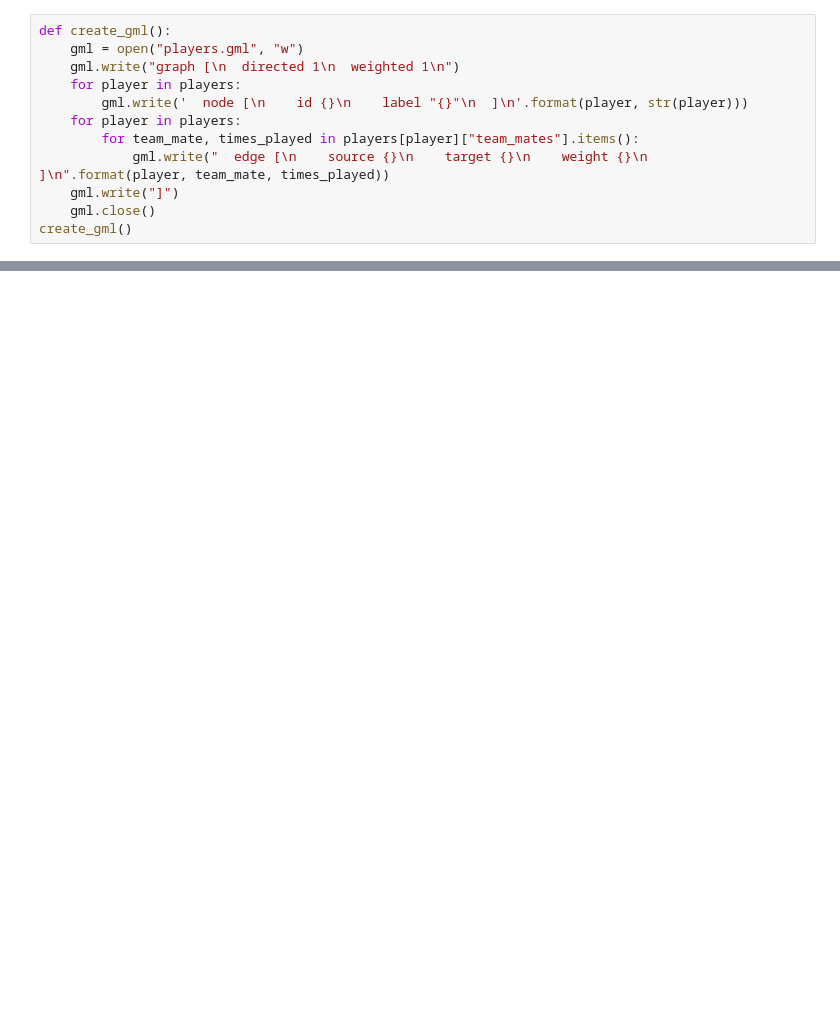
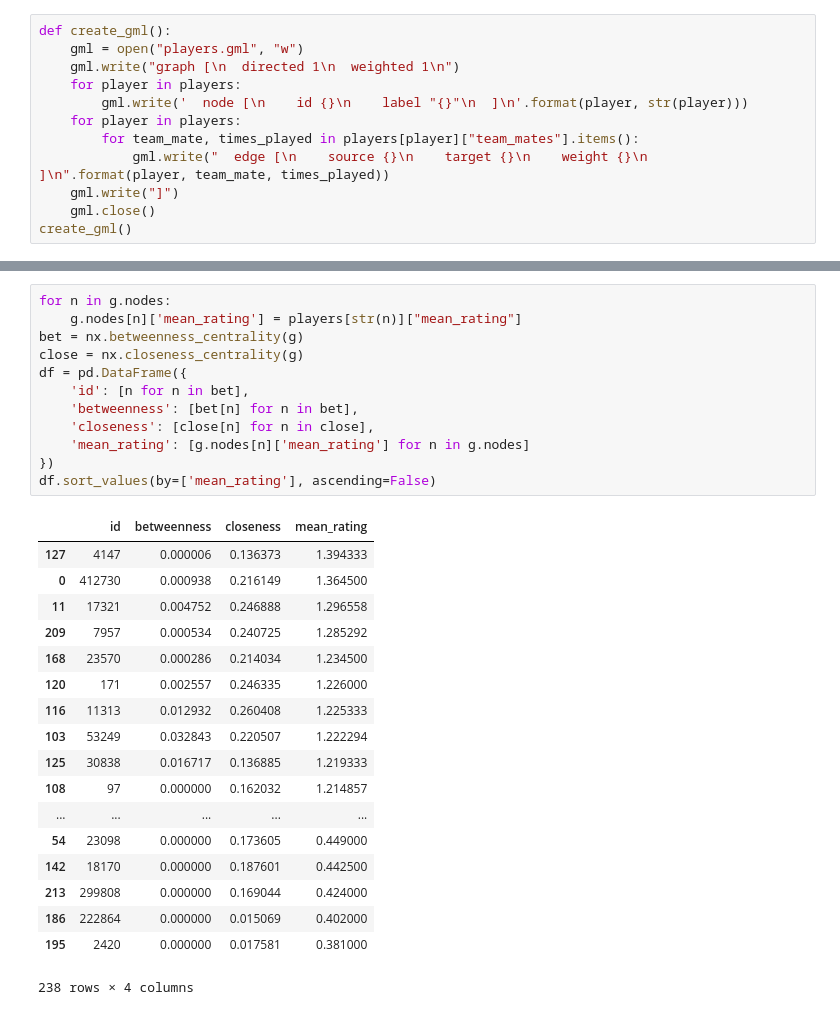
Before and after one commit to filipefborba/GamersNetwork, a Jupyter notebook: GamersNetwork.ipynb, the cells around one changed output, grey strips where cells are left out. Drawn from its saved outputs; the diff is of its cells as text; blank space fills up the shorter version.

```diff
--- a/GamersNetwork.ipynb
+++ b/GamersNetwork.ipynb
@@ -40,3 +44,34 @@ undirected = g.to_undirected()
 sn.show_graph(undirected, nlab=True)
 # %% [output]
 [interactive output not drawn]
+# %%
+for n in g.nodes:
+    g.nodes[n]['mean_rating'] = players[str(n)]["mean_rating"]
+bet = nx.betweenness_centrality(g)
+close = nx.closeness_centrality(g)
+df = pd.DataFrame({
+    'id': [n for n in bet],
+    'betweenness': [bet[n] for n in bet],
+    'closeness': [close[n] for n in close],
+    'mean_rating': [g.nodes[n]['mean_rating'] for n in g.nodes]
+})
+df.sort_values(by=['mean_rating'], ascending=False)
+# %% [output]
+|  | id | betweenness | closeness | mean_rating |
+| 127 | 4147 | 0.000006 | 0.136373 | 1.394333 |
+| 0 | 412730 | 0.000938 | 0.216149 | 1.364500 |
+| 11 | 17321 | 0.004752 | 0.246888 | 1.296558 |
+| 209 | 7957 | 0.000534 | 0.240725 | 1.285292 |
+| 168 | 23570 | 0.000286 | 0.214034 | 1.234500 |
+| 120 | 171 | 0.002557 | 0.246335 | 1.226000 |
+| 116 | 11313 | 0.012932 | 0.260408 | 1.225333 |
+| 103 | 53249 | 0.032843 | 0.220507 | 1.222294 |
+| 125 | 30838 | 0.016717 | 0.136885 | 1.219333 |
+| 108 | 97 | 0.000000 | 0.162032 | 1.214857 |
+| ... | ... | ... | ... | ... |
+| 54 | 23098 | 0.000000 | 0.173605 | 0.449000 |
+| 142 | 18170 | 0.000000 | 0.187601 | 0.442500 |
+| 213 | 299808 | 0.000000 | 0.169044 | 0.424000 |
+| 186 | 222864 | 0.000000 | 0.015069 | 0.402000 |
+| 195 | 2420 | 0.000000 | 0.017581 | 0.381000 |
+238 rows × 4 columns
```
Also changed, not shown: parts of 7 cells of this notebook, 2 other files.
